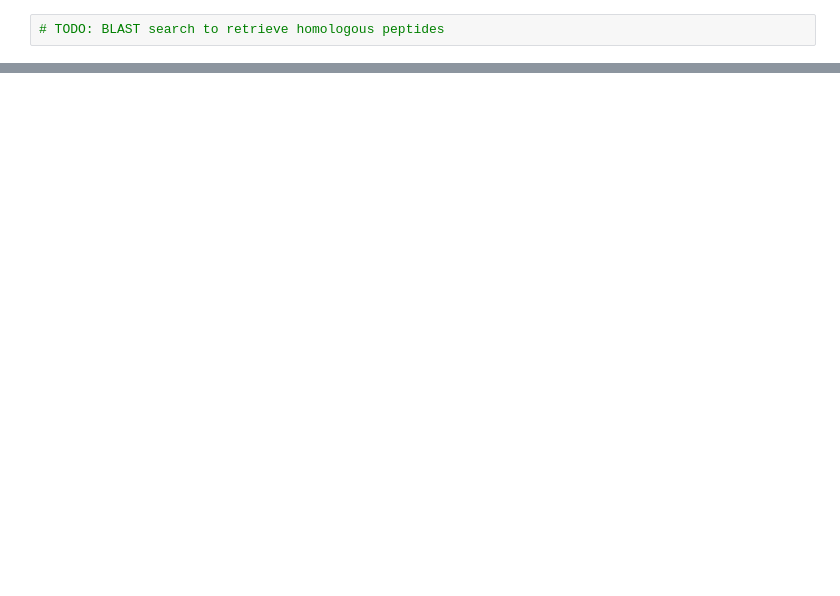
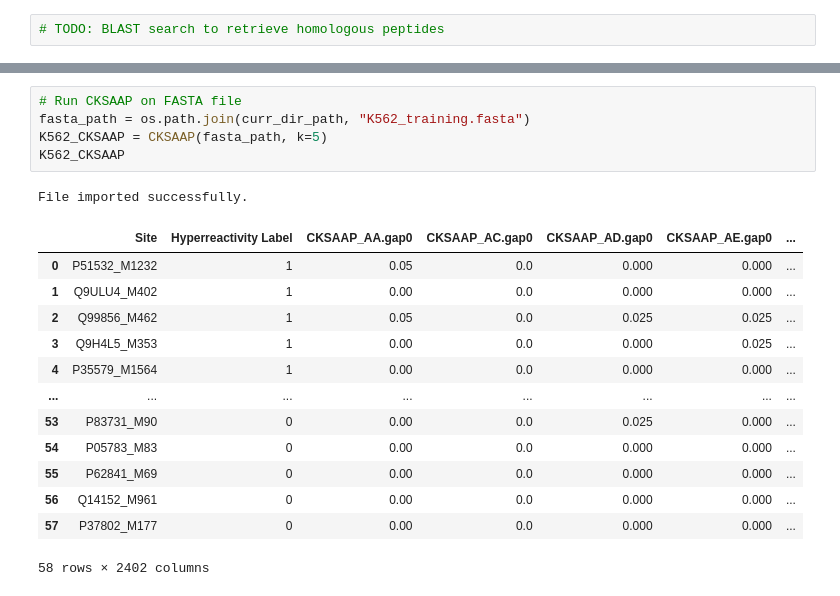
Before and after one commit to ritster/MetML, a Jupyter notebook: HyperreactivityModel/toy/training_setup.ipynb, the cells around one changed output, grey strips where cells are left out. Cells and saved outputs as stored; diff of their text form; blank space fills up the shorter version.

```diff
--- a/HyperreactivityModel/toy/training_setup.ipynb
+++ b/HyperreactivityModel/toy/training_setup.ipynb
@@ -101,0 +397,20 @@ File imported successfully.
+# %%
+# Run CKSAAP on FASTA file
+fasta_path = os.path.join(curr_dir_path, "K562_training.fasta")
+K562_CKSAAP = CKSAAP(fasta_path, k=5)
+K562_CKSAAP
+# %% [output]
+File imported successfully.
+|  | Site | Hyperreactivity Label | CKSAAP_AA.gap0 | CKSAAP_AC.gap0 | CKSAAP_AD.gap0 | CKSAAP_AE.gap0 | ... |
+| 0 | P51532_M1232 | 1 | 0.05 | 0.0 | 0.000 | 0.000 | ... |
+| 1 | Q9ULU4_M402 | 1 | 0.00 | 0.0 | 0.000 | 0.000 | ... |
+| 2 | Q99856_M462 | 1 | 0.05 | 0.0 | 0.025 | 0.025 | ... |
+| 3 | Q9H4L5_M353 | 1 | 0.00 | 0.0 | 0.000 | 0.025 | ... |
+| 4 | P35579_M1564 | 1 | 0.00 | 0.0 | 0.000 | 0.000 | ... |
+| ... | ... | ... | ... | ... | ... | ... | ... |
+| 53 | P83731_M90 | 0 | 0.00 | 0.0 | 0.025 | 0.000 | ... |
+| 54 | P05783_M83 | 0 | 0.00 | 0.0 | 0.000 | 0.000 | ... |
+| 55 | P62841_M69 | 0 | 0.00 | 0.0 | 0.000 | 0.000 | ... |
+| 56 | Q14152_M961 | 0 | 0.00 | 0.0 | 0.000 | 0.000 | ... |
+| 57 | P37802_M177 | 0 | 0.00 | 0.0 | 0.000 | 0.000 | ... |
+58 rows × 2402 columns
```
Also changed, not shown: parts of 37 cells of this notebook, 6 other files.
